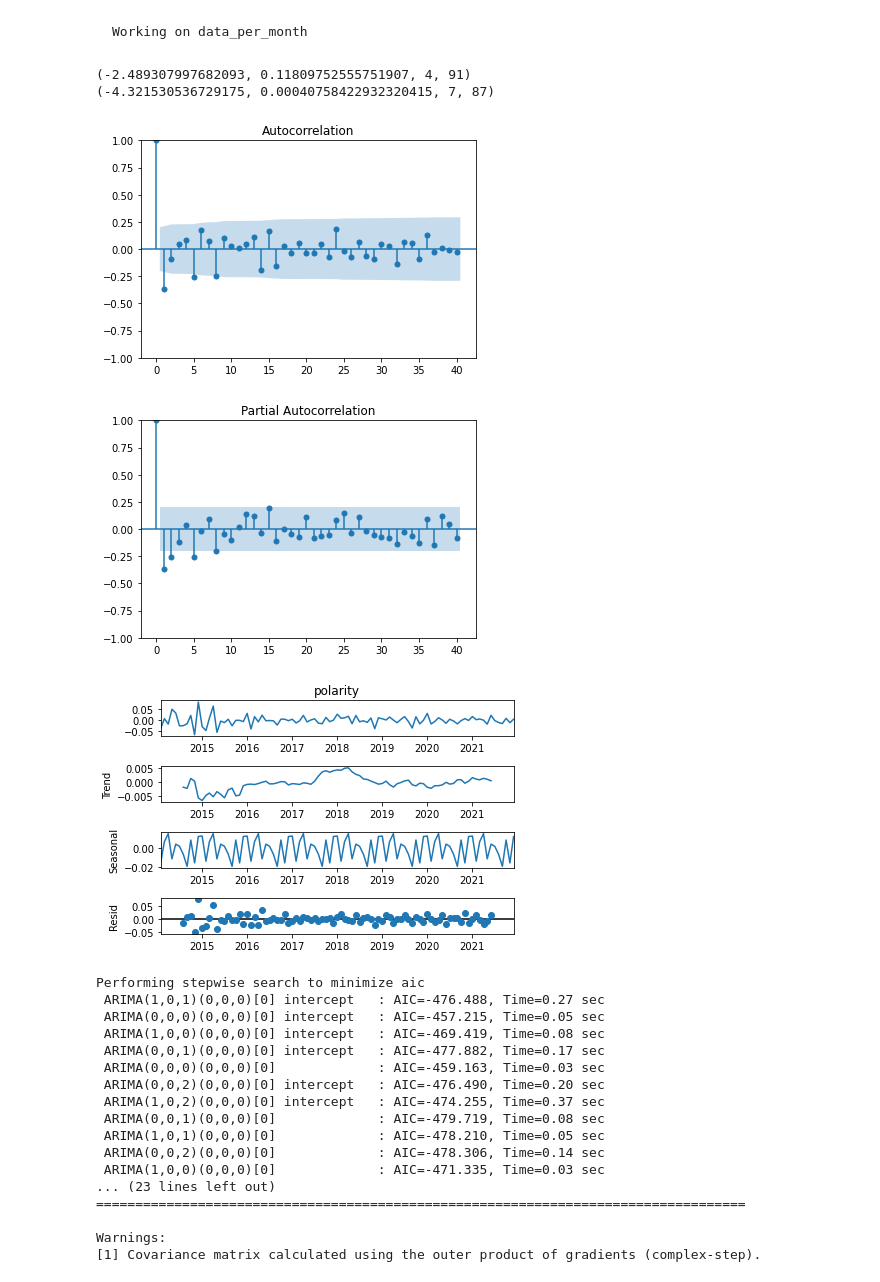
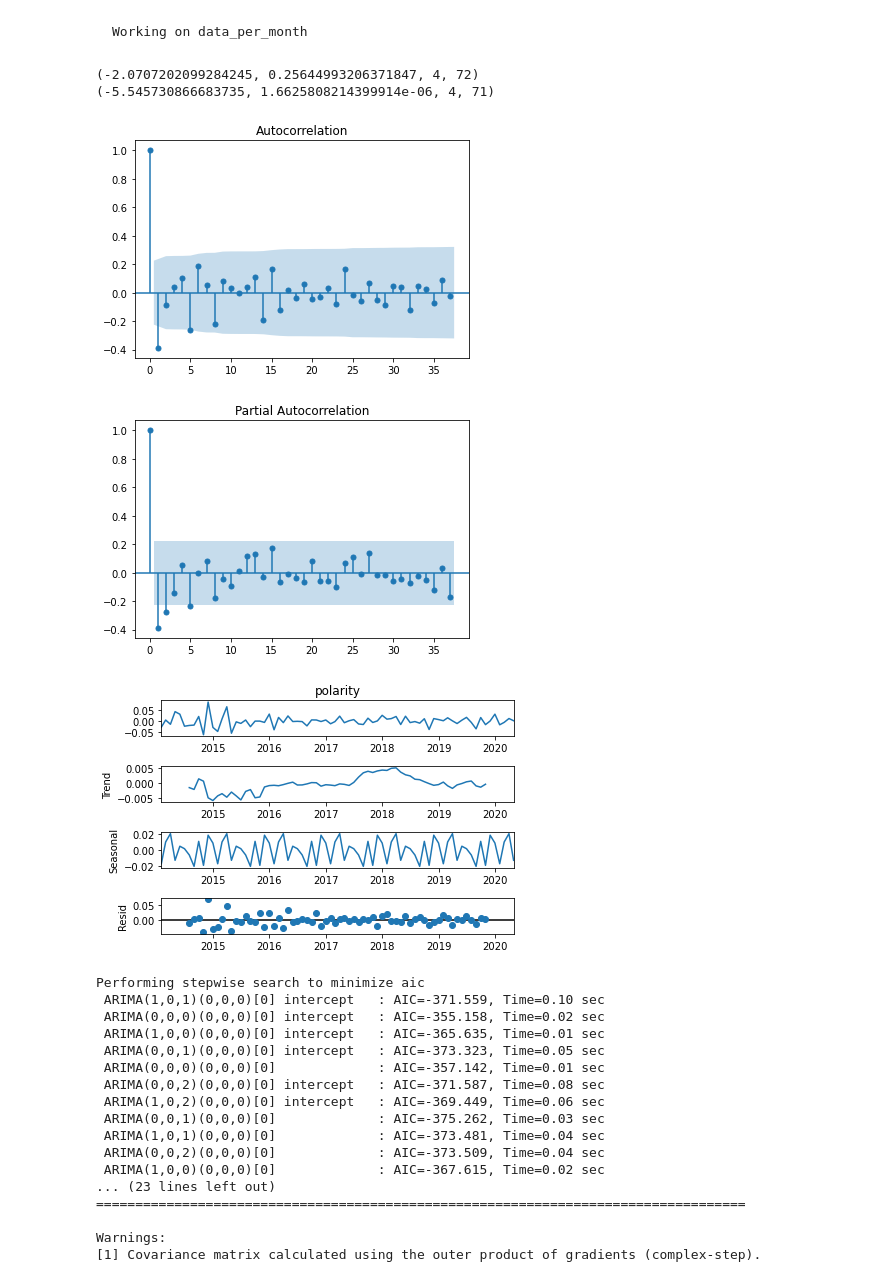
Before and after one commit to JulienF-Q/PBHLTH132, a Jupyter notebook: ph_notebook.ipynb, the cells around one changed output. Cells and saved outputs as stored; diff of their text form; code cells hidden in the pictures.

Commit message:
split data

```diff
--- a/ph_notebook.ipynb
+++ b/ph_notebook.ipynb
@@ -37,9 +39,17 @@ data_per_day = data_per_day.asfreq("D", fill_value=0)
 
 data_per_week = data_per_day.groupby(pd.Grouper(freq="W-MON")).mean()
 data_per_month = data_per_day.groupby(pd.Grouper(freq="MS")).mean()
-
-print("day: " , data_per_day.head())
-print("week:", data_per_week.head())
-print("month:", data_per_month.head())
+###SPLIT DATA INTO TRAINING AND TEST DATA HERE!!!
+month_training = data_per_month.head(int(round(0.8 * len(data_per_month))))
+month_testing = data_per_month.tail(int(round(0.2 * len(data_per_month))))
+#print("day: " , data_per_day.head())
+#print("week:", data_per_week.head())
+#print("month:", data_per_month.head())
+print(month_training.columns)
+month_training.sort_index(inplace=True)
+month_training['date'] = pd.to_datetime(month_training.index)
+month_testing['date'] = pd.to_datetime(month_testing.index)
+pd.set_option("display.max_rows", None, "display.max_columns", None)
+month_training
 # %% [output]
 #deleted: 25546, #rows:70143, %deleted: 0.36419885091883725
@@ -145,9 +160,9 @@ def run_tests(time_serie):
         ad_res = adfuller(time_serie)
         print(ad_res[:4])
 
-    plot_acf(time_serie, lags=40)
+    plot_acf(time_serie, lags=37)
     plt.show()
-    plot_pacf(time_serie, lags=40, method = "ywm")
+    plot_pacf(time_serie, lags=37, method = "ywm")
     plt.show()
 
     seasonal_decompose(time_serie, model='additive').plot()
@@ -233,25 +270,25 @@ model_visualization(fitted_models_week, data_per_week.polarity)
 # %% [markdown]
     Working on data_per_month
 # %%
-run_tests(data_per_month.polarity)
+run_tests(month_training.polarity)
 # %% [output]
-(-2.489307997682093, 0.11809752555751907, 4, 91)
-(-4.321530536729175, 0.00040758422932320415, 7, 87)
+(-2.0707202099284245, 0.25644993206371847, 4, 72)
+(-5.545730866683735, 1.6625808214399914e-06, 4, 71)
-[figure, old version]
+[figure, new version]
-[figure, old version]
+[figure, new version]
-[figure, old version]
+[figure, new version]
 Performing stepwise search to minimize aic
- ARIMA(1,0,1)(0,0,0)[0] intercept   : AIC=-476.488, Time=0.27 sec
- ARIMA(0,0,0)(0,0,0)[0] intercept   : AIC=-457.215, Time=0.05 sec
- ARIMA(1,0,0)(0,0,0)[0] intercept   : AIC=-469.419, Time=0.08 sec
- ARIMA(0,0,1)(0,0,0)[0] intercept   : AIC=-477.882, Time=0.17 sec
- ARIMA(0,0,0)(0,0,0)[0]             : AIC=-459.163, Time=0.03 sec
- ARIMA(0,0,2)(0,0,0)[0] intercept   : AIC=-476.490, Time=0.20 sec
- ARIMA(1,0,2)(0,0,0)[0] intercept   : AIC=-474.255, Time=0.37 sec
- ARIMA(0,0,1)(0,0,0)[0]             : AIC=-479.719, Time=0.08 sec
- ARIMA(1,0,1)(0,0,0)[0]             : AIC=-478.210, Time=0.05 sec
- ARIMA(0,0,2)(0,0,0)[0]             : AIC=-478.306, Time=0.14 sec
- ARIMA(1,0,0)(0,0,0)[0]             : AIC=-471.335, Time=0.03 sec
+ ARIMA(1,0,1)(0,0,0)[0] intercept   : AIC=-371.559, Time=0.10 sec
+ ARIMA(0,0,0)(0,0,0)[0] intercept   : AIC=-355.158, Time=0.02 sec
+ ARIMA(1,0,0)(0,0,0)[0] intercept   : AIC=-365.635, Time=0.01 sec
+ ARIMA(0,0,1)(0,0,0)[0] intercept   : AIC=-373.323, Time=0.05 sec
+ ARIMA(0,0,0)(0,0,0)[0]             : AIC=-357.142, Time=0.01 sec
+ ARIMA(0,0,2)(0,0,0)[0] intercept   : AIC=-371.587, Time=0.08 sec
+ ARIMA(1,0,2)(0,0,0)[0] intercept   : AIC=-369.449, Time=0.06 sec
+ ARIMA(0,0,1)(0,0,0)[0]             : AIC=-375.262, Time=0.03 sec
+ ARIMA(1,0,1)(0,0,0)[0]             : AIC=-373.481, Time=0.04 sec
+ ARIMA(0,0,2)(0,0,0)[0]             : AIC=-373.509, Time=0.04 sec
+ ARIMA(1,0,0)(0,0,0)[0]             : AIC=-367.615, Time=0.02 sec
 ... (23 lines left out)
 ===================================================================================
 
```
Also changed, not shown: parts of 9 cells of this notebook.
